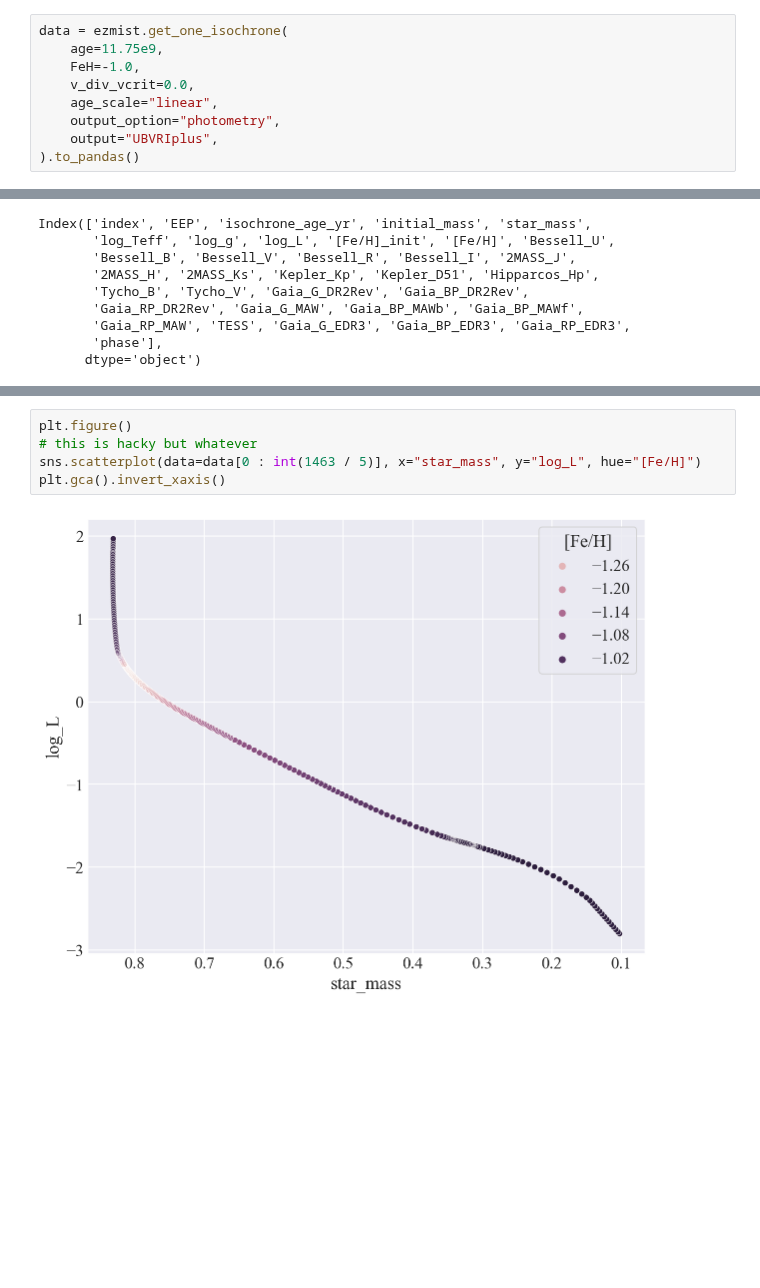
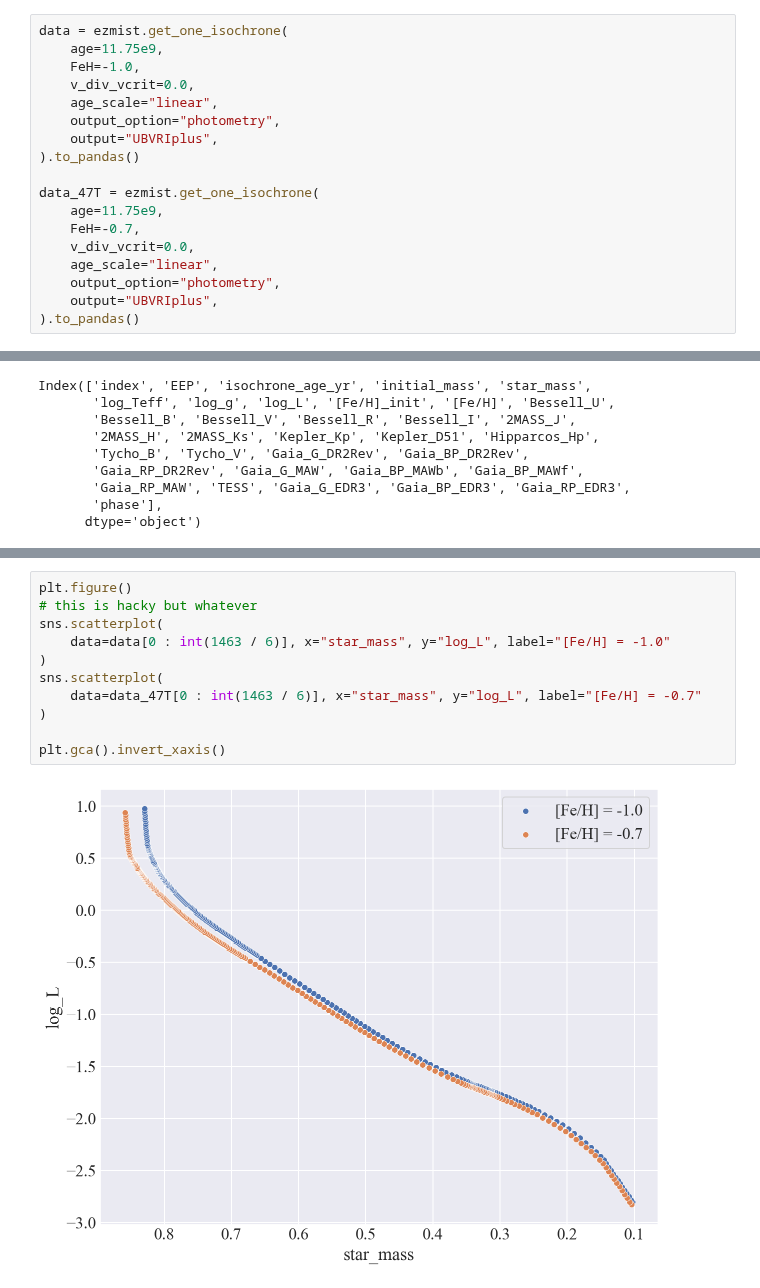
Before and after one commit to pjs902/honours-thesis, a Jupyter notebook: notebooks/isochrones.ipynb, the cells around one changed output, grey strips where cells are left out. Cells and saved outputs as stored; diff of their text form; blank space fills up the shorter version.

```diff
--- a/notebooks/isochrones.ipynb
+++ b/notebooks/isochrones.ipynb
@@ -41,6 +41,15 @@ data = ezmist.get_one_isochrone(
     output_option="photometry",
     output="UBVRIplus",
 ).to_pandas()
+
+data_47T = ezmist.get_one_isochrone(
+    age=11.75e9,
+    FeH=-0.7,
+    v_div_vcrit=0.0,
+    age_scale="linear",
+    output_option="photometry",
+    output="UBVRIplus",
+).to_pandas()
 # %% [output]
 Interrogating http://waps.cfa.harvard.edu/MIST/iso_form.php...
 Request...done.
@@ -77,8 +100,14 @@ Index(['index', 'EEP', 'isochrone_age_yr', 'initial_mass', 'star_mass',
 # %%
 plt.figure()
 # this is hacky but whatever
-sns.scatterplot(data=data[0 : int(1463 / 5)], x="star_mass", y="log_L", hue="[Fe/H]")
+sns.scatterplot(
+    data=data[0 : int(1463 / 6)], x="star_mass", y="log_L", label="[Fe/H] = -1.0"
+)
+sns.scatterplot(
+    data=data_47T[0 : int(1463 / 6)], x="star_mass", y="log_L", label="[Fe/H] = -0.7"
+)
+
 plt.gca().invert_xaxis()
 # %% [output]
-[figure, old version]
+[figure, new version]
 # %% [markdown]
```
Also changed, not shown: parts of 8 cells of this notebook.
